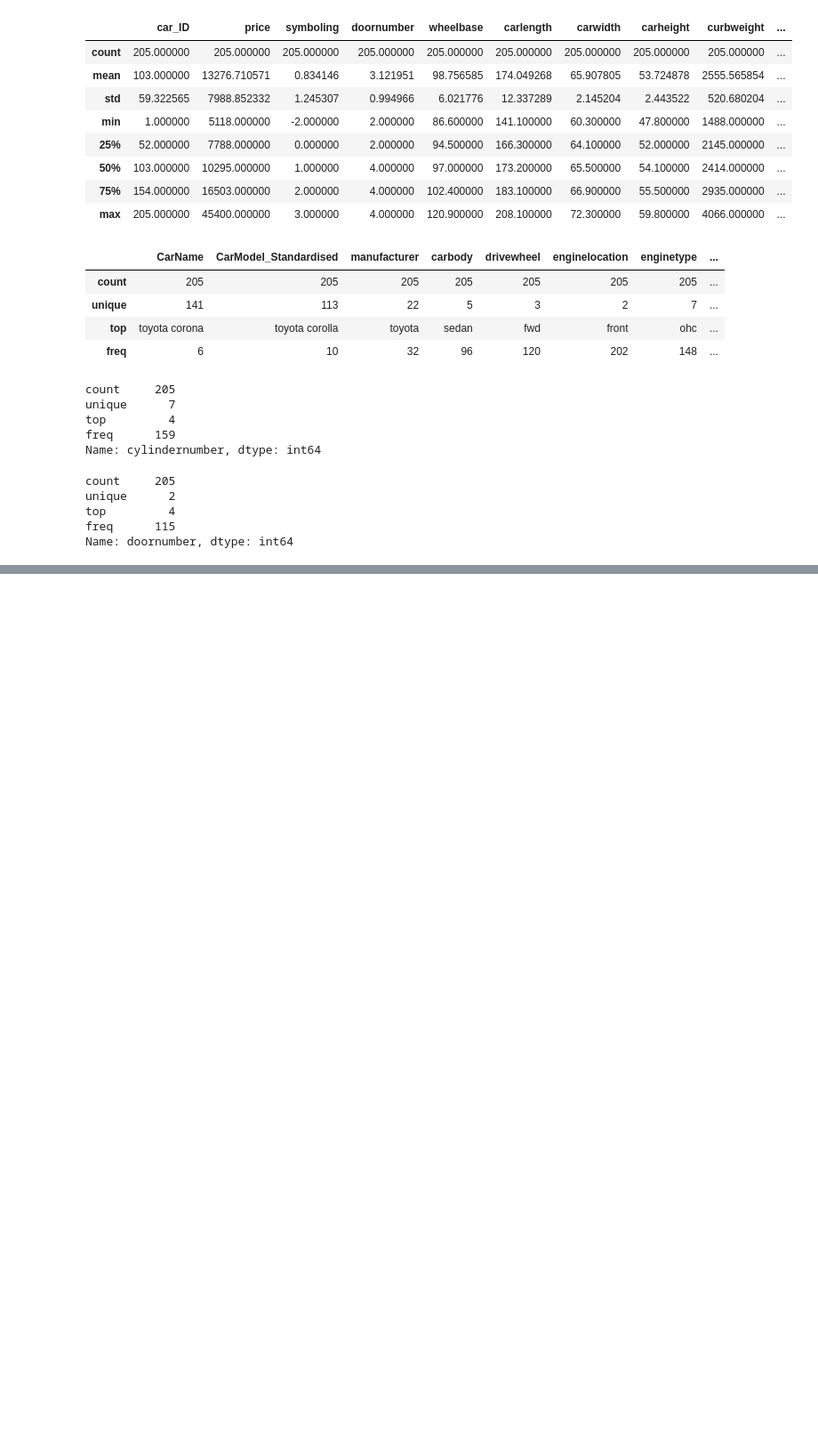
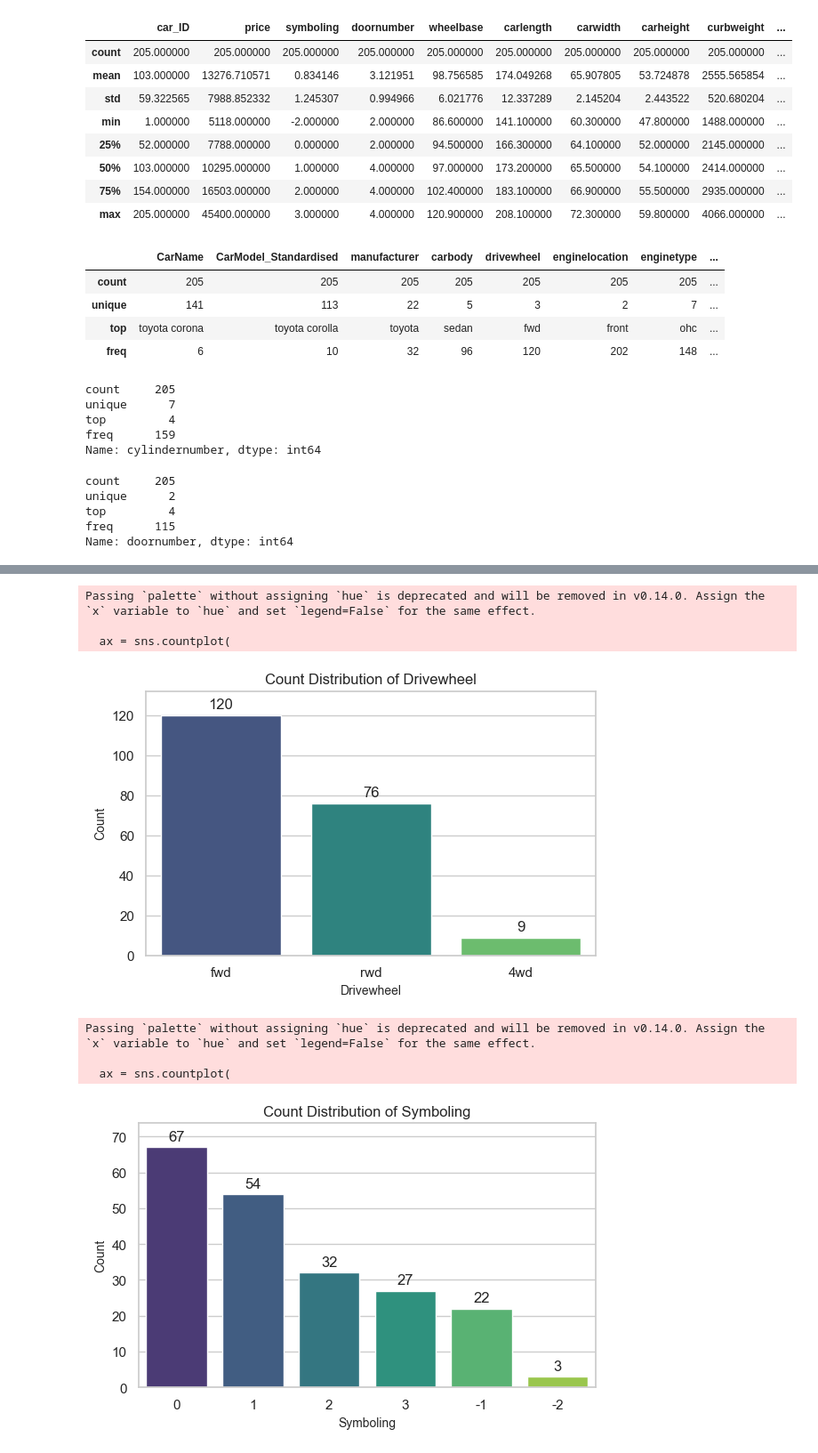
Before and after one commit to phonemes-and-speech-entrainment/Car_feature_price_analysis, a Jupyter notebook: jupyter_notebooks/Unit 2/car_price_visualisations_and_stats.ipynb, the cells around one changed output, grey strips where cells are left out. Shown at 89% size. Cells and saved outputs as stored; diff of their text form; code cells hidden in the pictures; blank space fills up the shorter version.

Commit message:
Plot price versus various features

```diff
--- a/jupyter_notebooks/Unit 2/car_price_visualisations_and_stats.ipynb
+++ b/jupyter_notebooks/Unit 2/car_price_visualisations_and_stats.ipynb
@@ -3,6 +3,8 @@ import numpy as np
 import pandas as pd
 import seaborn as sns
 import matplotlib.pyplot as plt
+# %%
+sns.set_theme(style="whitegrid", font_scale=1.0)
 # %%
 df = pd.read_csv('Car_Price_Cleaned.csv')
 # %%
@@ -94,7 +96,7 @@ for col in numeric_cols:
     fig, axes = plt.subplots(
         nrows=2,
         ncols=1,
-        figsize=(7, 7),
+        figsize=(6, 4),
         sharex=True,
         gridspec_kw={"height_ratios": (0.15, 0.85)},
     )
@@ -129,0 +132,36 @@ for col in numeric_cols:
+# %%
+categorical_cols = ["drivewheel", "symboling"]
+
+for col in categorical_cols:
+    plt.figure(figsize=(6, 4))
+
+    # Create count plot with bar annotations
+    ax = sns.countplot(
+        data=df,
+        x=col,
+        order=df[col].value_counts().index,  # Order bars by frequency
+        palette="viridis",
+    )
+
+    # Add count labels above each bar
+    for container in ax.containers:
+        ax.bar_label(container, padding=3)
+
+    # Expand top y-limit by 10% to prevent label clipping
+    ax.margins(y=0.1)
+
+    plt.title(f"Count Distribution of {col.capitalize()}", fontsize=12)
+    plt.xlabel(col.capitalize(), fontsize=10)
+    plt.ylabel("Count", fontsize=10)
+    plt.tight_layout()
+    plt.show()
+    print("\n")
+# %% [output]
+Passing `palette` without assigning `hue` is deprecated and will be removed in v0.14.0. Assign the `x` variable to `hue` and set `legend=False` for the same effect.
+
+  ax = sns.countplot(
+[figure, added]
+Passing `palette` without assigning `hue` is deprecated and will be removed in v0.14.0. Assign the `x` variable to `hue` and set `legend=False` for the same effect.
+
+  ax = sns.countplot(
+[figure, added]
```
Also changed, not shown: parts of 13 cells of this notebook.
